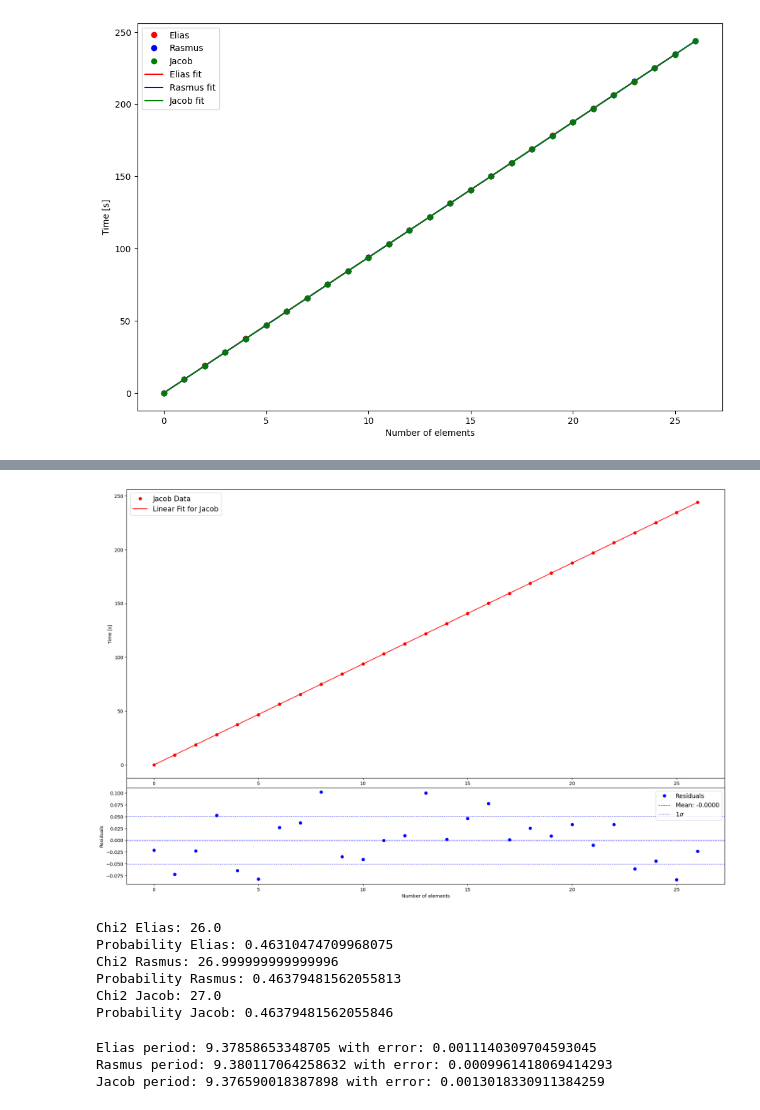
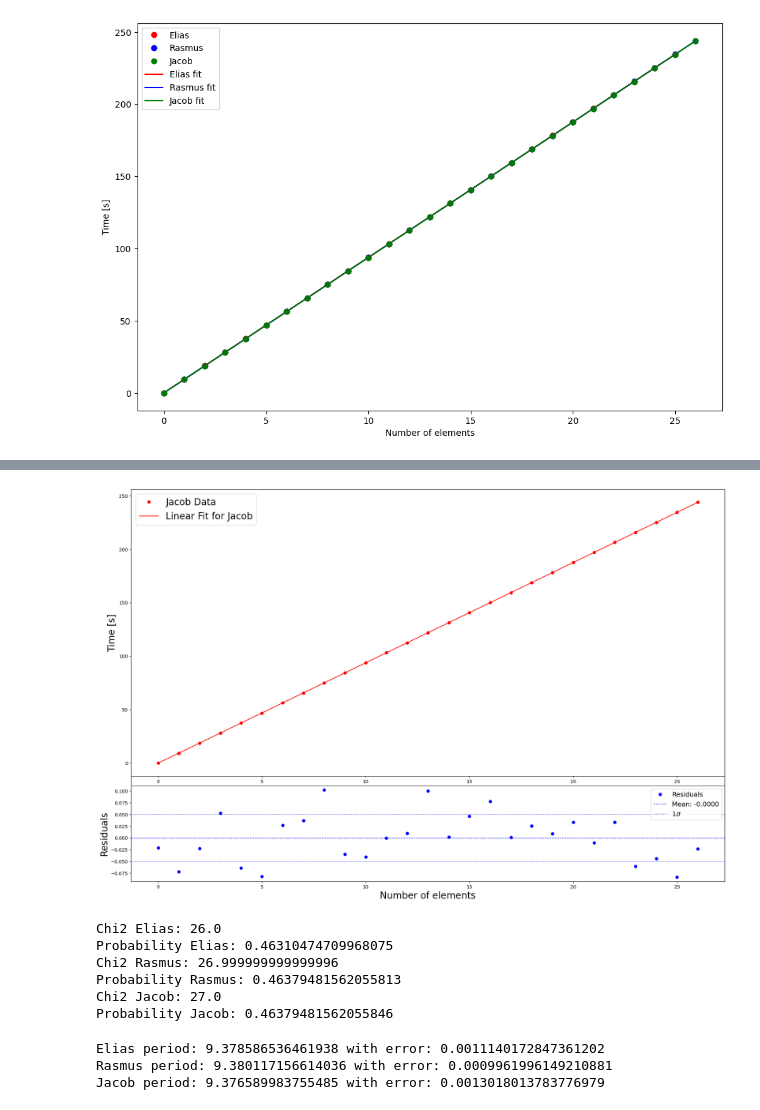
Before and after one commit to EliasBS/AppStat2024, a Jupyter notebook: Project/Pendulum/Data/DataBehandling.ipynb, the cells around one changed output, grey strips where cells are left out. Saved outputs shown, nothing was run; the diff lists cells and outputs as text; code cells hidden in the pictures.

```diff
--- a/Project/Pendulum/Data/DataBehandling.ipynb
+++ b/Project/Pendulum/Data/DataBehandling.ipynb
@@ -78,9 +78,9 @@ counts_J, edges_J = np.histogram(J_res, bins=bins_b)
 center = (edges[:-1] + edges[1:]) / 2
 center_R = (edges_R[:-1] + edges_R[1:]) / 2
 center_J = (edges_J[:-1] + edges_J[1:]) / 2
-error_E = np.std(E_res)/np.sqrt(len(E_res))
-error_R = np.std(R_res)/np.sqrt(len(R_res))
-error_J = np.std(J_res)/np.sqrt(len(J_res))
+error_E = np.std(E_res)#/np.sqrt(len(E_res))
+error_R = np.std(R_res)#/np.sqrt(len(R_res))
+error_J = np.std(J_res)#/np.sqrt(len(J_res))
 pop = curvefit_residual(counts, center)
 pop_R = curvefit_residual(counts_R, center_R)
 pop_J = curvefit_residual(counts_J, center_J)
@@ -223,40 +225,41 @@ J_popt, pcov_J = curvefit(J_idx, J_time, error_J*np.ones(len(J_time)))
 
 fig, ax = plt.subplots(figsize=(18, 12))
 ax.set_yticklabels([])
 ax.set_yticks([])
 ax.set_xticklabels([])
 ax.set_xticks([])
 gs = fig.add_gridspec(2, height_ratios=[3, 1], hspace=0.05)
 
-error_J_res = error_J*np.sqrt(len(J_res))
+error_J_res = error_J#*np.sqrt(len(J_res))
 
 # Main plot (data and fit)
 ax1 = fig.add_subplot(gs[0])
 ax1.plot(J_idx, J_time, 'ro', label='Jacob Data')
 ax1.plot(J_idx, line(J_idx, *J_popt), 'r-', label='Linear Fit for Jacob')
 
 ax1.set(ylabel = 'Time [s]', xlabel = 'Number of completed periods')
-ax1.legend(loc='upper left', fontsize = 15)
+ax1.set_ylabel('Time [s]', fontsize=20)
+ax1.legend(loc='upper left', fontsize = 20)
 # ax1.set_xticklabels([])  # Hide x-axis labels for the
 
 # Residuals plot
 ax2 = fig.add_subplot(gs[1], sharex = ax1)
 ax2.plot(J_idx, J_res, 'bo', label='Residuals')
 
-ax2.set_xlabel('Number of elements')
-ax2.set_ylabel('Residuals')
+ax2.set_xlabel('Number of elements', fontsize=20)
+ax2.set_ylabel('Residuals', fontsize =20)
 ax2.axhline(np.mean(J_res) , color='blue', linestyle='--', linewidth=1, label='Mean: %.4f' % np.mean(J_res))
 ax2.axhline(error_J_res, color='blue', linestyle=':', linewidth=1, label='1$\sigma$')
 ax2.axhline(-error_J_res, color='blue', linestyle=':', linewidth=1)
 #ax2.set_yticklabels([])
 #ax2.set_yticks([])
-ax2.legend(loc='upper right', fontsize = 13)
+ax2.legend(loc='upper right', fontsize = 14)
 
 plt.tight_layout()
-plt.savefig('Jacob_residual.png')
+plt.savefig('Jacob_residual.png', bbox_inches='tight', pad_inches=0.1)
 plt.show()
 # %% [output]
-[figure, old version]
+[figure, new version]
 # %%
 #Chi2 on the residuals
 def chi2(mean, residual, error):
@@ -284,6 +287,9 @@ Probability Rasmus: 0.46379481562055813
 Chi2 Jacob: 27.0
 Probability Jacob: 0.46379481562055846
 # %%
+T_error_E = np.sqrt(pcov_E[0,0])
+T_error_R = np.sqrt(pcov_R[0,0])
+T_error_J = np.sqrt(pcov_J[0,0])
 
 
 #Showing the periods
@@ -291,7 +297,7 @@ print("Elias period:", E_popt[0], "with error:", T_error_E)
 print("Rasmus period:", R_popt[0], "with error:", T_error_R)
 print("Jacob period:", J_popt[0], "with error:", T_error_J)
 # %% [output]
-Elias period: 9.37858653348705 with error: 0.0011140309704593045
-Rasmus period: 9.380117064258632 with error: 0.0009961418069414293
-Jacob period: 9.376590018387898 with error: 0.0013018330911384259
+Elias period: 9.378586536461938 with error: 0.0011140172847361202
+Rasmus period: 9.380117156614036 with error: 0.0009961996149210881
+Jacob period: 9.376589983755485 with error: 0.0013018013783776979
 # %%
```
Also changed, not shown: parts of 6 cells of this notebook, 2 other files.
